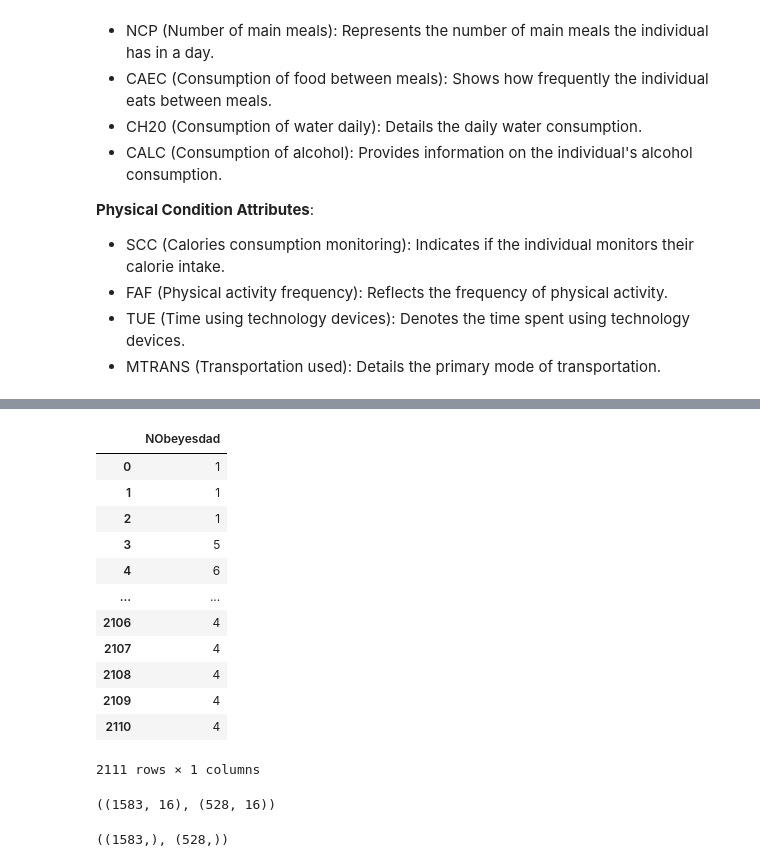
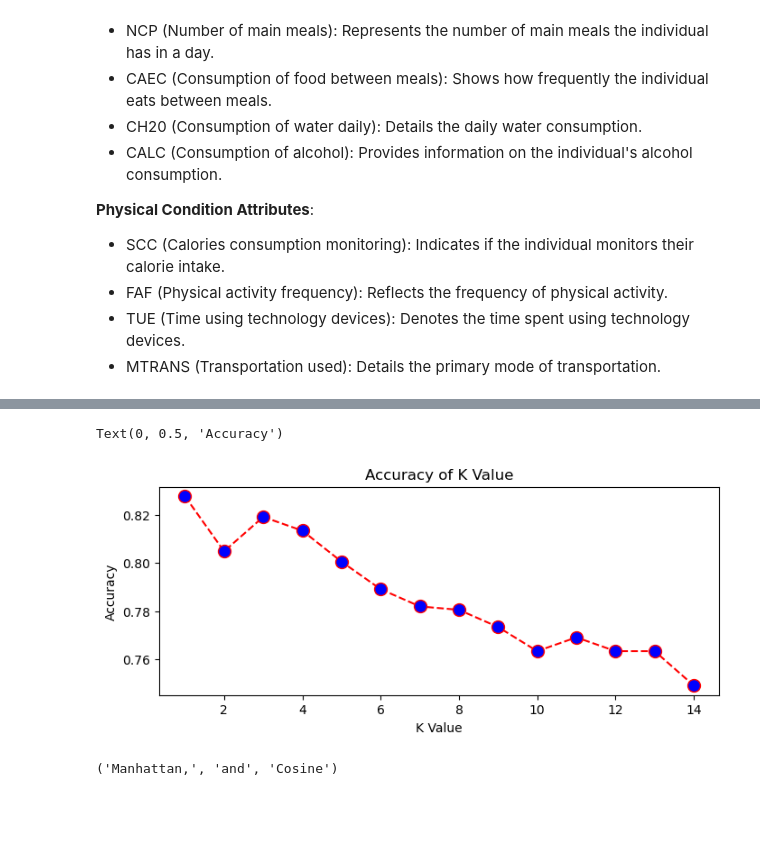
Before and after one commit to UpendraSinghRathore85/ML-Projects-Python, a Jupyter notebook: Supervised Algorithms/Day 135 - ML k Nearest Neighbors-2 - Assignment.ipynb, the cells around one changed output, grey strips where cells are left out. Cells and saved outputs as stored; diff of their text form; code cells hidden in the pictures; blank space fills up the shorter version.

```diff
--- a/Supervised Algorithms/Day 135 - ML k Nearest Neighbors-2 - Assignment.ipynb
+++ b/Supervised Algorithms/Day 135 - ML k Nearest Neighbors-2 - Assignment.ipynb
@@ -157,17 +148 @@ df
 2111 rows × 17 columns
-# %%
-df[cat_features]
-# %% [output]
-|  | NObeyesdad |
-| 0 | 1 |
-| 1 | 1 |
-| 2 | 1 |
-| 3 | 5 |
-| 4 | 6 |
-| ... | ... |
-| 2106 | 4 |
-| 2107 | 4 |
-| 2108 | 4 |
-| 2109 | 4 |
-| 2110 | 4 |
-2111 rows × 1 columns
@@ -176,8 +149,34 @@ X_train, X_test, y_train, y_test = train_test_split(X,y, test_size=.25, random_s
-# %%
-X_train.shape, X_test.shape
-# %% [output]
-((1583, 16), (528, 16))
-# %%
-y_train.shape, y_test.shape
-# %% [output]
-((1583,), (528,))
+# %%
+X = df.iloc[:, :-1]  # Features
+y = df.iloc[:, -1]   # Target variable
+
+# Split the data
+X_train, X_test, y_train, y_test = train_test_split(X, y, test_size=0.33, random_state=42)
+
+# Standardize the features
+scaler = StandardScaler()
+X_train_scaled = scaler.fit_transform(X_train)
+X_test_scaled = scaler.transform(X_test)
+# %%
+acc_euclidean = []
+k_max = 15
+metric_ev = 'euclidean'
+for i in range(1, k_max):
+    knn = KNeighborsClassifier(n_neighbors=i, metric=metric_ev)
+    knn.fit(X_train_scaled, y_train)
+    a_score = knn.score(X_test_scaled, y_test)
+    acc_euclidean.append(a_score)
+
+plt.figure(figsize=(8, 3))
+plt.plot(range(1, k_max), acc_euclidean, color='red', linestyle='dashed', marker='o',
+         markerfacecolor='blue', markersize=10)
+plt.title('Accuracy of K Value')
+plt.xlabel('K Value')
+plt.ylabel('Accuracy')
+# %% [output]
+Text(0, 0.5, 'Accuracy')
+[figure, added]
+# %%
+, Manhattan, and Cosine
+# %% [output]
+('Manhattan,', 'and', 'Cosine')
```
Also changed, not shown: parts of 30 cells of this notebook.
